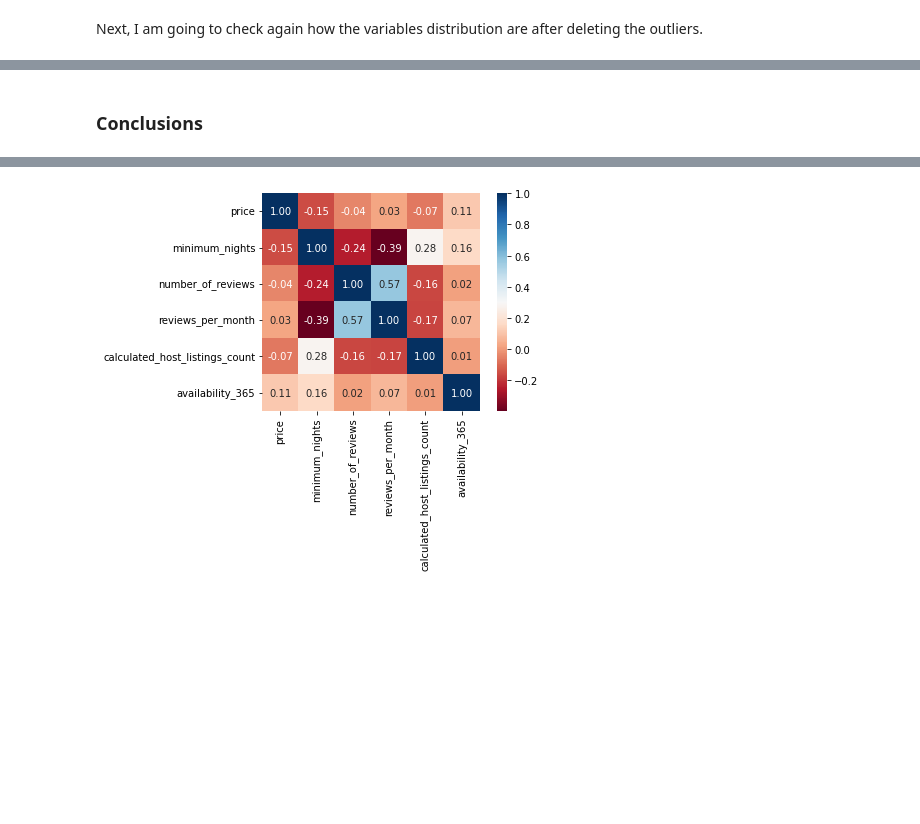
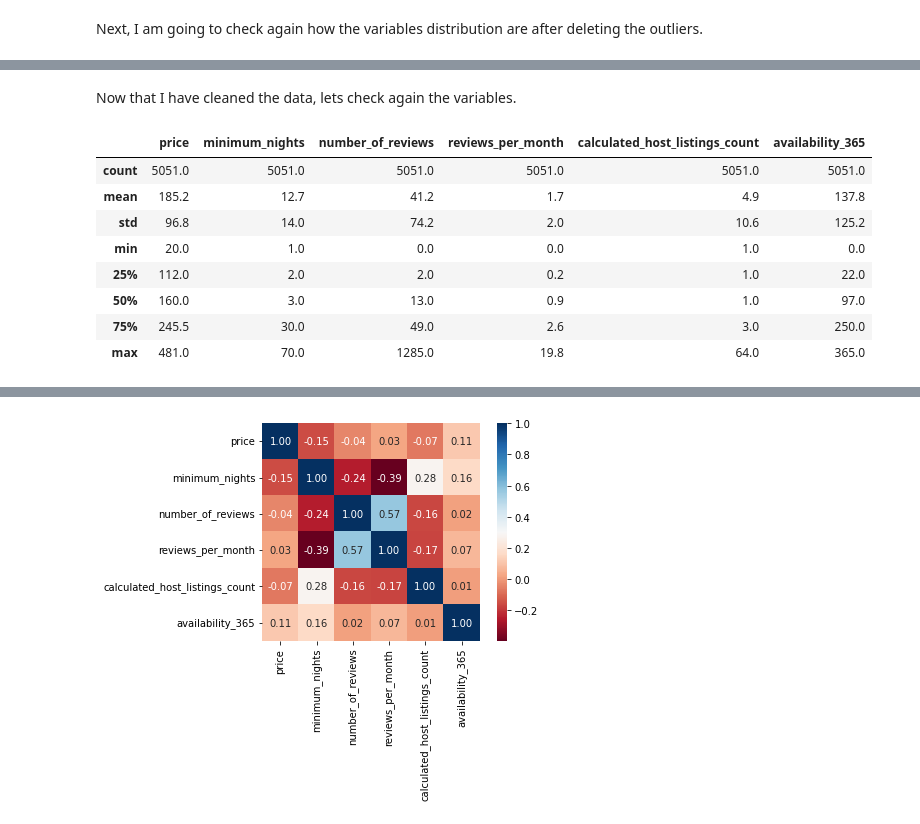
Before and after one commit to Mdrsilva/Data_Science, a Jupyter notebook: Airbnb_Data_Analysis.ipynb, the cells around one changed output, grey strips where cells are left out. Saved outputs shown, nothing was run; the diff lists cells and outputs as text; code cells hidden in the pictures; blank space fills up the shorter version.

```diff
--- a/Airbnb_Data_Analysis.ipynb
+++ b/Airbnb_Data_Analysis.ipynb
@@ -447,2 +446,16 @@ df_clean.hist(figsize=(20,15), grid=False);
-# %% [markdown]
-### Conclusions
+# %% [markdown]
+Now that I have cleaned the data, lets check again the variables.
+# %%
+# Having a general view of the variables
+df_clean[['price', 'minimum_nights', 'number_of_reviews', 'reviews_per_month',
+    'calculated_host_listings_count', 'availability_365']].describe().round(1)
+# %% [output]
+|  | price | minimum_nights | number_of_reviews | reviews_per_month | calculated_host_listings_count | availability_365 |
+| count | 5051.0 | 5051.0 | 5051.0 | 5051.0 | 5051.0 | 5051.0 |
+| mean | 185.2 | 12.7 | 41.2 | 1.7 | 4.9 | 137.8 |
+| std | 96.8 | 14.0 | 74.2 | 2.0 | 10.6 | 125.2 |
+| min | 20.0 | 1.0 | 0.0 | 0.0 | 1.0 | 0.0 |
+| 25% | 112.0 | 2.0 | 2.0 | 0.2 | 1.0 | 22.0 |
+| 50% | 160.0 | 3.0 | 13.0 | 0.9 | 1.0 | 97.0 |
+| 75% | 245.5 | 30.0 | 49.0 | 2.6 | 3.0 | 250.0 |
+| max | 481.0 | 70.0 | 1285.0 | 19.8 | 64.0 | 365.0 |
```
Also changed, not shown: parts of 37 cells of this notebook.
